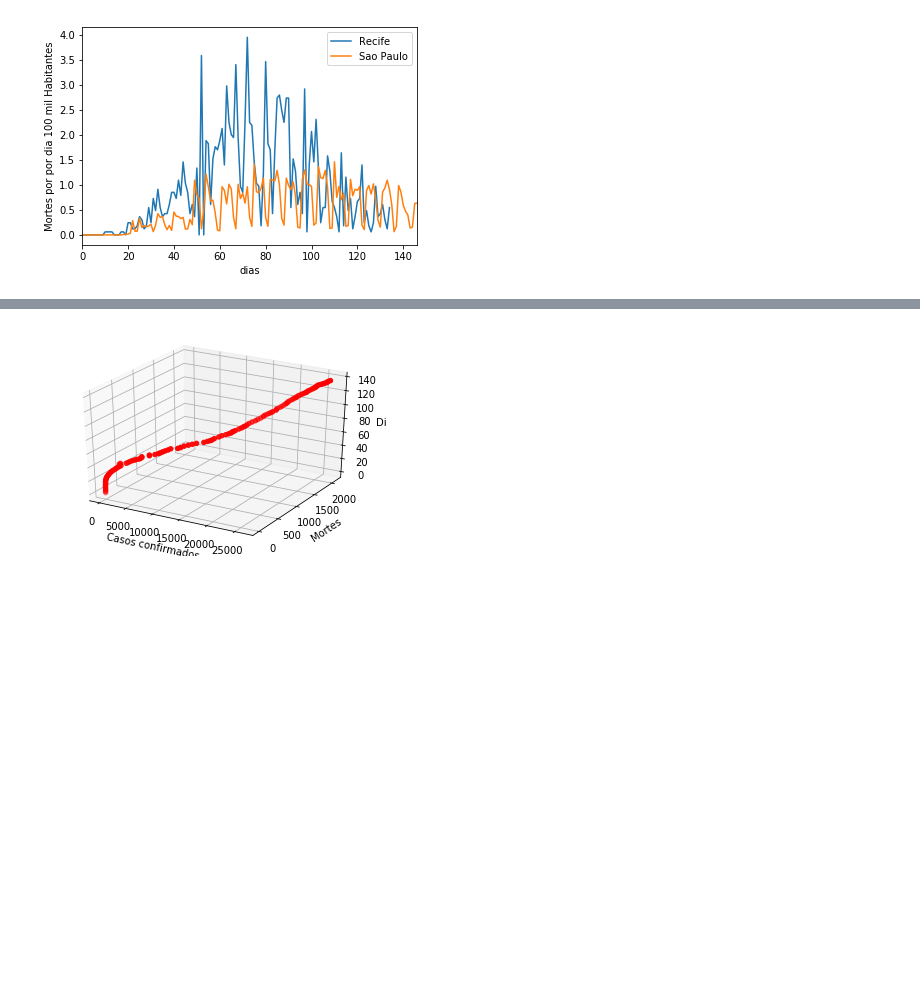
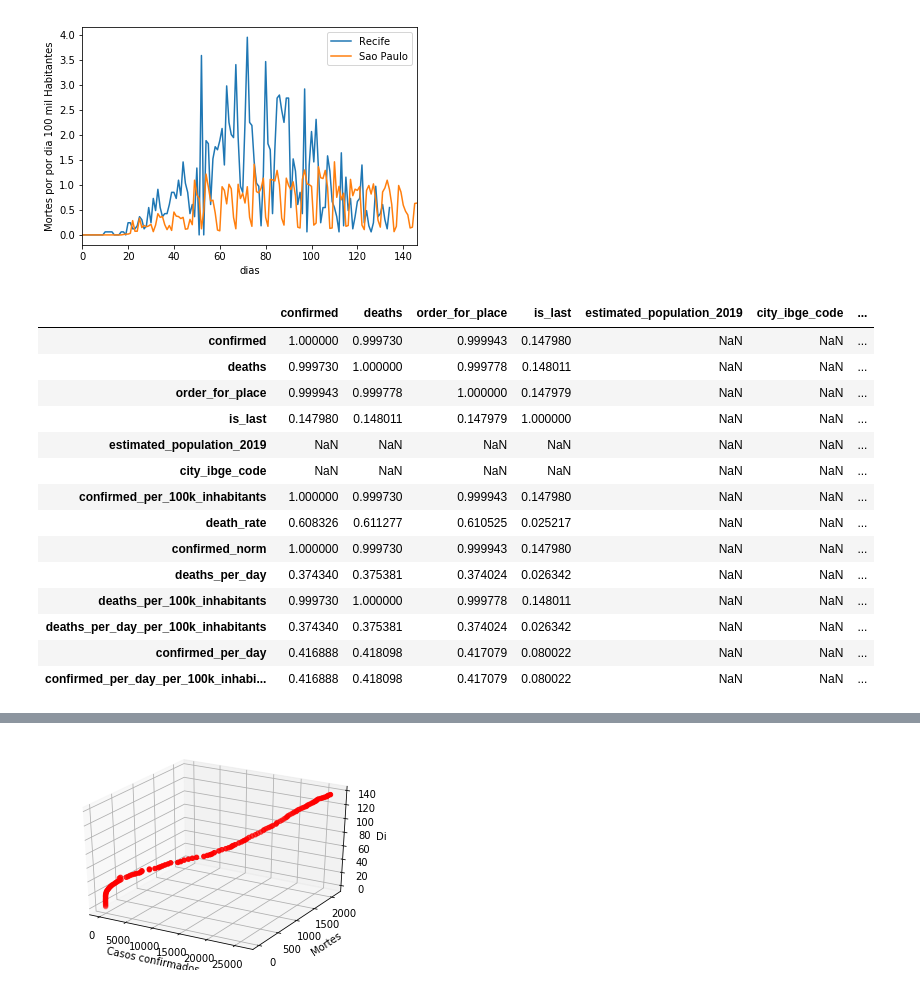
Before and after one commit to mathlimma/data-science-project-1, a Jupyter notebook: covid19.ipynb, the cells around one changed output, grey strips where cells are left out. Drawn from its saved outputs; the diff is of its cells as text; code cells hidden in the pictures; blank space fills up the shorter version.

Commit message:
last commit

```diff
--- a/covid19.ipynb
+++ b/covid19.ipynb
@@ -444,3 +452,22 @@ plt.xlabel('dias')
 Text(0.5, 0, 'dias')
 [figure]
 [figure]
+# %%
+# Aqui fazemos a correlação entre as colunas de covidRecife
+covidRecife.corr(method='spearman')
+# %% [output]
+|  | confirmed | deaths | order_for_place | is_last | estimated_population_2019 | city_ibge_code | ... |
+| confirmed | 1.000000 | 0.999730 | 0.999943 | 0.147980 | NaN | NaN | ... |
+| deaths | 0.999730 | 1.000000 | 0.999778 | 0.148011 | NaN | NaN | ... |
+| order_for_place | 0.999943 | 0.999778 | 1.000000 | 0.147979 | NaN | NaN | ... |
+| is_last | 0.147980 | 0.148011 | 0.147979 | 1.000000 | NaN | NaN | ... |
+| estimated_population_2019 | NaN | NaN | NaN | NaN | NaN | NaN | ... |
+| city_ibge_code | NaN | NaN | NaN | NaN | NaN | NaN | ... |
+| confirmed_per_100k_inhabitants | 1.000000 | 0.999730 | 0.999943 | 0.147980 | NaN | NaN | ... |
+| death_rate | 0.608326 | 0.611277 | 0.610525 | 0.025217 | NaN | NaN | ... |
+| confirmed_norm | 1.000000 | 0.999730 | 0.999943 | 0.147980 | NaN | NaN | ... |
+| deaths_per_day | 0.374340 | 0.375381 | 0.374024 | 0.026342 | NaN | NaN | ... |
+| deaths_per_100k_inhabitants | 0.999730 | 1.000000 | 0.999778 | 0.148011 | NaN | NaN | ... |
+| deaths_per_day_per_100k_inhabitants | 0.374340 | 0.375381 | 0.374024 | 0.026342 | NaN | NaN | ... |
+| confirmed_per_day | 0.416888 | 0.418098 | 0.417079 | 0.080022 | NaN | NaN | ... |
+| confirmed_per_day_per_100k_inhabi... | 0.416888 | 0.418098 | 0.417079 | 0.080022 | NaN | NaN | ... |
```
Also changed, not shown: parts of 8 cells of this notebook, 1 other file.
